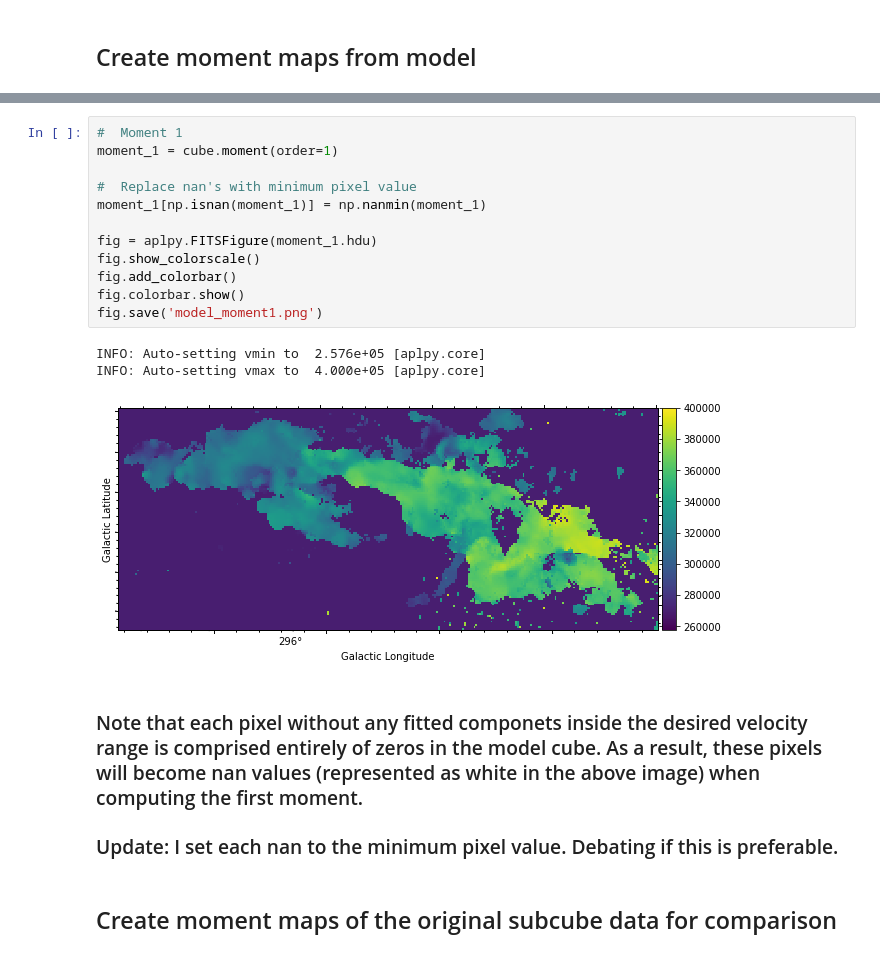
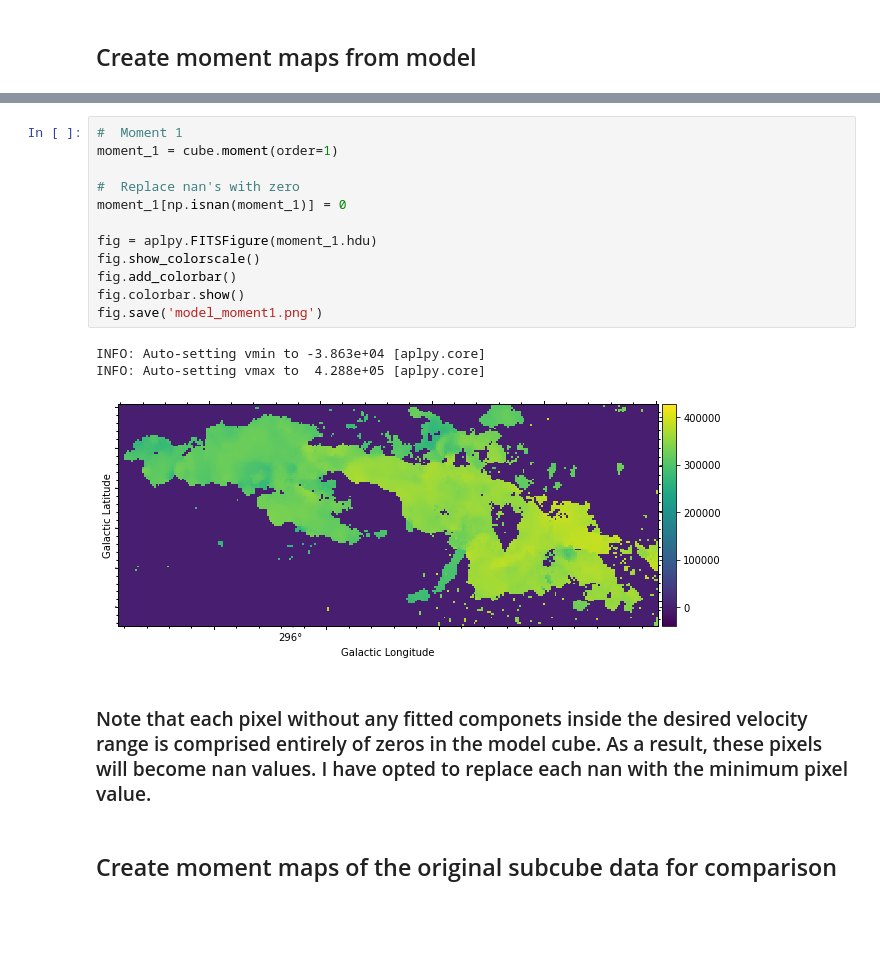
Before and after one commit to joedeboom/leading_arm, a Jupyter notebook: ModelCube.ipynb, the cells around one changed output, grey strips where cells are left out. Saved outputs shown, nothing was run; the diff lists cells and outputs as text; blank space fills up the shorter version.

Commit message:
Set each nan to zero in first moment

```diff
--- a/ModelCube.ipynb
+++ b/ModelCube.ipynb
@@ -68,23 +68,21 @@ INFO: Auto-setting vmax to  7.942e+03 [aplpy.core]
 # %%
 #  Moment 1
 moment_1 = cube.moment(order=1)
 
-#  Replace nan's with minimum pixel value
-moment_1[np.isnan(moment_1)] = np.nanmin(moment_1)
+#  Replace nan's with zero
+moment_1[np.isnan(moment_1)] = 0
 
 fig = aplpy.FITSFigure(moment_1.hdu)
 fig.show_colorscale()
 fig.add_colorbar()
 fig.colorbar.show()
 fig.save('model_moment1.png')
 # %% [output]
-INFO: Auto-setting vmin to  2.576e+05 [aplpy.core]
-INFO: Auto-setting vmax to  4.000e+05 [aplpy.core]
+INFO: Auto-setting vmin to -3.863e+04 [aplpy.core]
+INFO: Auto-setting vmax to  4.288e+05 [aplpy.core]
-[figure, old version]
+[figure, new version]
 # %% [markdown]
-### Note that each pixel without any fitted componets inside the desired velocity range is comprised entirely of zeros in the model cube. As a result, these pixels will become nan values (represented as white in the above image) when computing the first moment.
-
-### Update: I set each nan to the minimum pixel value. Debating if this is preferable.
+### Note that each pixel without any fitted componets inside the desired velocity range is comprised entirely of zeros in the model cube. As a result, these pixels will become nan values. I have opted to replace each nan with the minimum pixel value.
 # %% [markdown]
 ## Create moment maps of the original subcube data for comparison
 # %%
```
Also changed, not shown: parts of 3 cells of this notebook.
